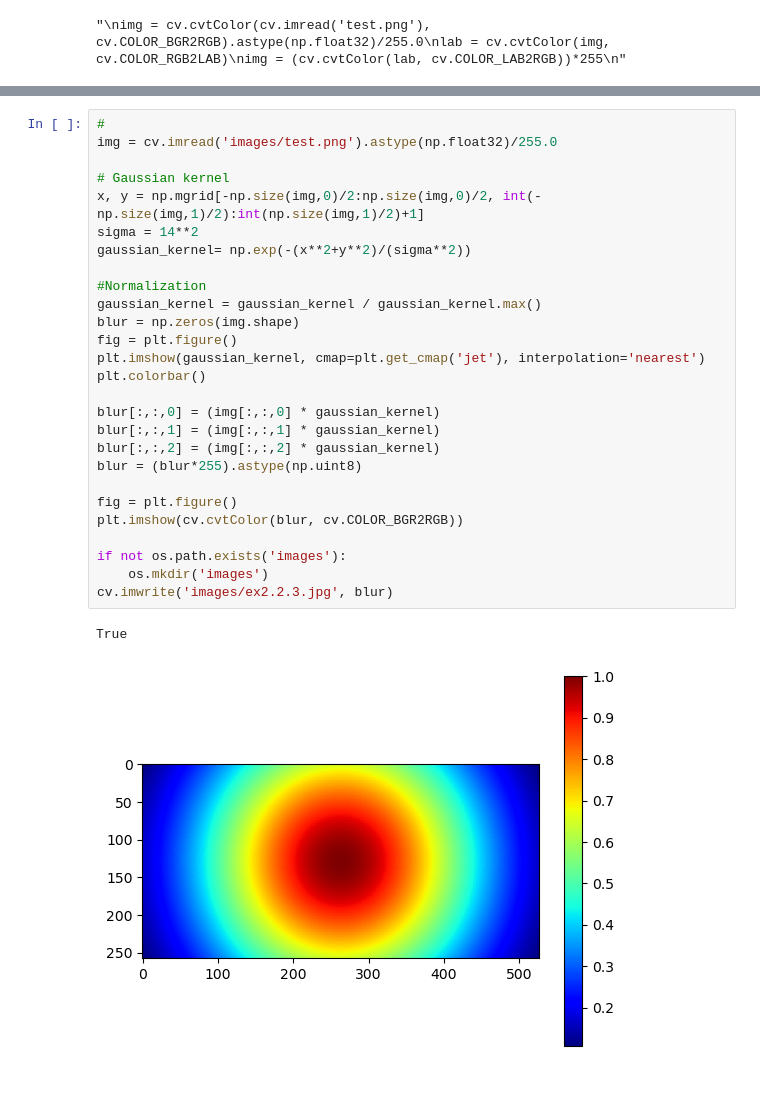
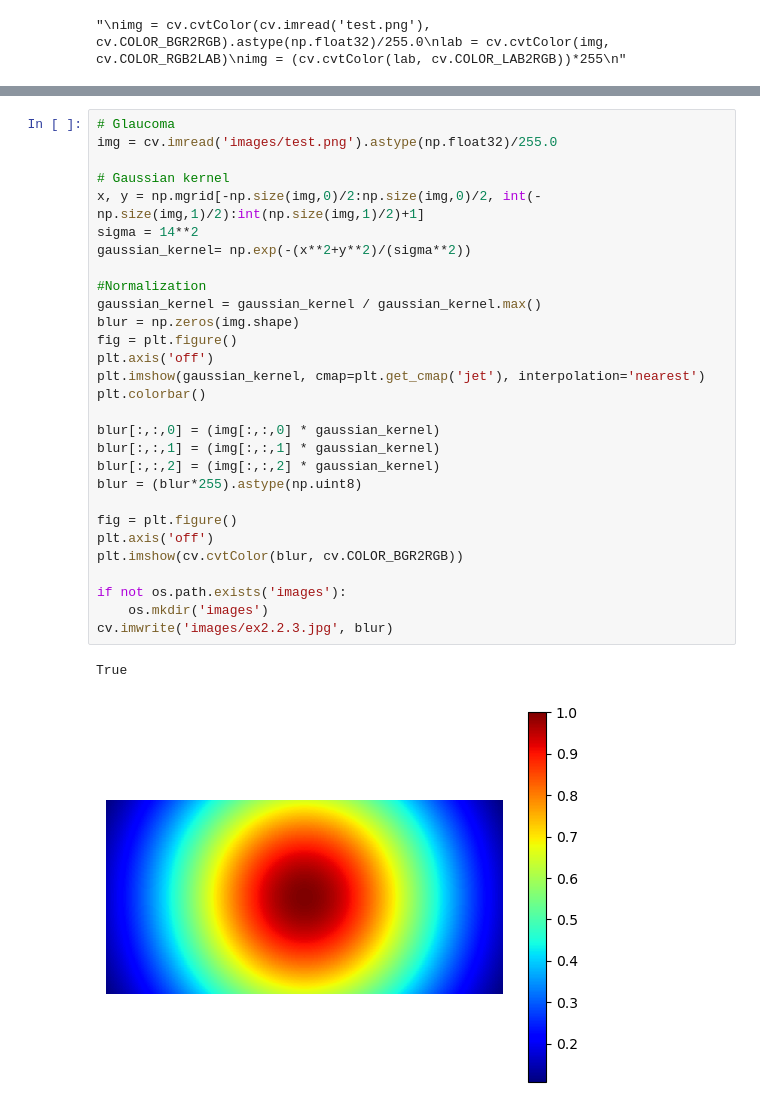
Before and after one commit to DanielHo-BS/ImageProcess, a Jupyter notebook: HW2/HW2.2.ipynb, the cells around one changed output, grey strips where cells are left out. Saved outputs shown, nothing was run; the diff lists cells and outputs as text.

```diff
--- a/HW2/HW2.2.ipynb
+++ b/HW2/HW2.2.ipynb
@@ -49,30 +51,32 @@ True
 # %%
-#
+# Glaucoma
 img = cv.imread('images/test.png').astype(np.float32)/255.0
 
 # Gaussian kernel
 x, y = np.mgrid[-np.size(img,0)/2:np.size(img,0)/2, int(-np.size(img,1)/2):int(np.size(img,1)/2)+1]
 sigma = 14**2
 gaussian_kernel= np.exp(-(x**2+y**2)/(sigma**2))
 
 #Normalization
 gaussian_kernel = gaussian_kernel / gaussian_kernel.max()
 blur = np.zeros(img.shape)
 fig = plt.figure()
+plt.axis('off')
 plt.imshow(gaussian_kernel, cmap=plt.get_cmap('jet'), interpolation='nearest')
 plt.colorbar()
 
 blur[:,:,0] = (img[:,:,0] * gaussian_kernel)
 blur[:,:,1] = (img[:,:,1] * gaussian_kernel)
 blur[:,:,2] = (img[:,:,2] * gaussian_kernel)
 blur = (blur*255).astype(np.uint8)
 
 fig = plt.figure()
+plt.axis('off')
 plt.imshow(cv.cvtColor(blur, cv.COLOR_BGR2RGB))
 
 if not os.path.exists('images'):
     os.mkdir('images')
 cv.imwrite('images/ex2.2.3.jpg', blur)
 # %% [output]
 True
-[figure, old version]
+[figure, new version]
```
Also changed, not shown: parts of 3 cells of this notebook, 7 other files.
